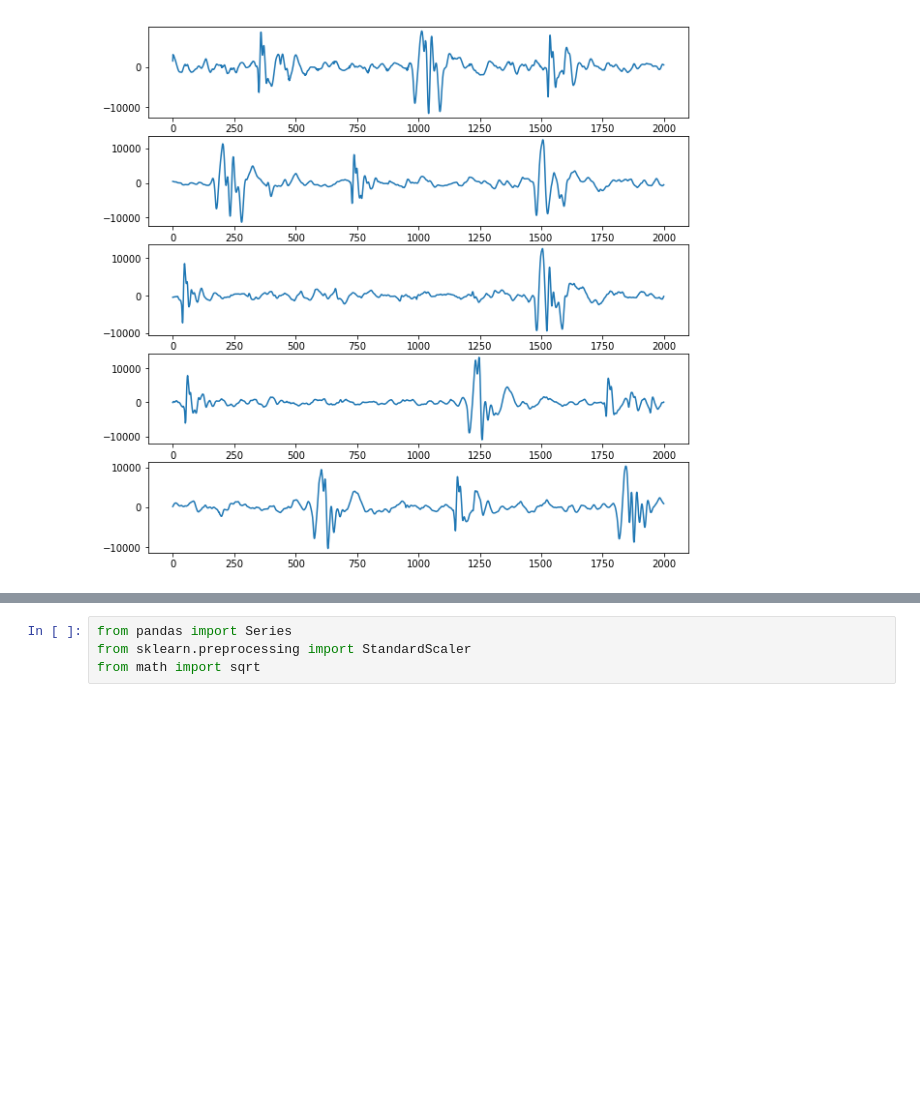
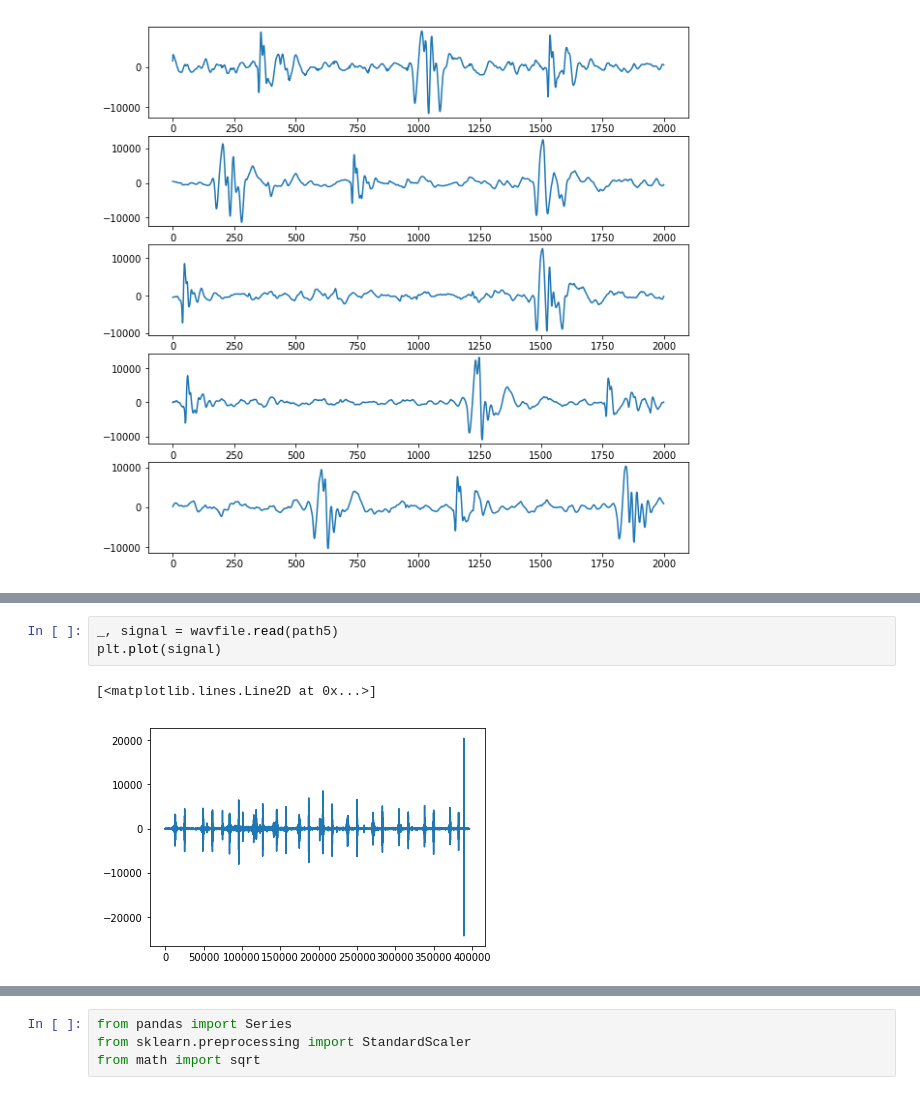
Before and after one commit to jczestochowska/heartbeat_classification, a Jupyter notebook: notebooks/subsampling.ipynb, the cells around one changed output, grey strips where cells are left out. Saved outputs shown, nothing was run; the diff lists cells and outputs as text; blank space fills up the shorter version.

```diff
--- a/notebooks/subsampling.ipynb
+++ b/notebooks/subsampling.ipynb
@@ -116,0 +119,6 @@ plt.show()
+# %%
+_, signal = wavfile.read(path5)
+plt.plot(signal)
+# %% [output]
+[<matplotlib.lines.Line2D at 0x...>]
+[figure, added]
```
Also changed, not shown: parts of 8 cells of this notebook, 2 other files.
